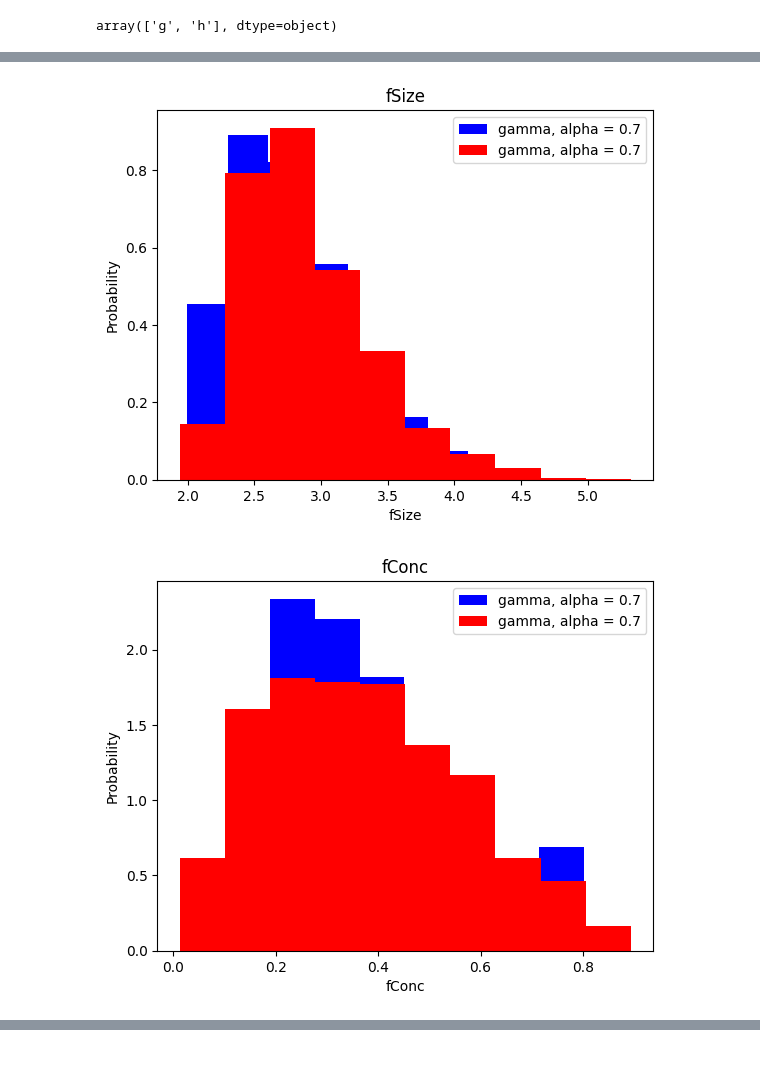
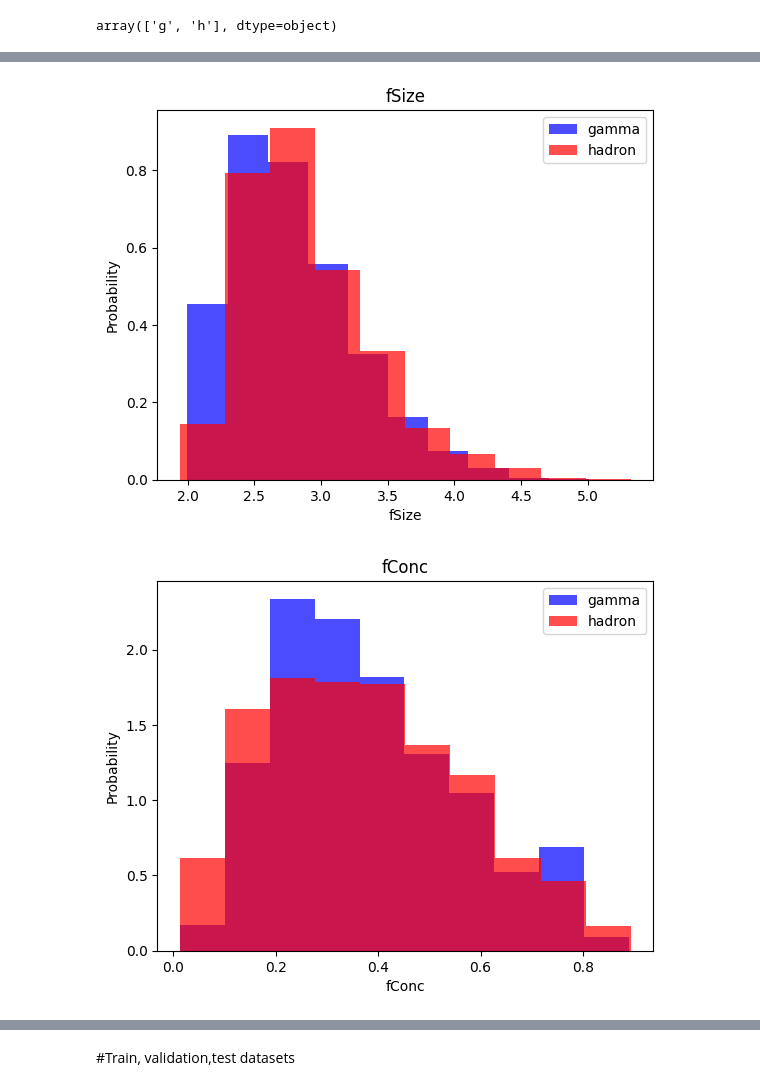
Before and after one commit to qGn300/machine-learning-for-everybody, a Jupyter notebook: Machine_Learning_Day_001.ipynb, the cells around one changed output, grey strips where cells are left out. Cells and saved outputs as stored; diff of their text form; code cells hidden in the pictures; blank space fills up the shorter version.

Commit message:
Preparing dataset

```diff
--- a/Machine_Learning_Day_001.ipynb
+++ b/Machine_Learning_Day_001.ipynb
@@ -38,8 +38,8 @@ df.head()
 | 4 | 75.1362 | 30.9205 | 3.1611 | 0.3168 | 0.1832 | -5.5277 | 28.5525 | 21.8393 | 4.6480 | 356.4620 | 1 |
 # %%
 for  label in cols[:-1]:
-  plt.hist(df[df["class"]==1][label], color= 'blue', label = 'gamma, alpha = 0.7', density = True)
-  plt.hist(df[df["class"]==0][label], color= 'red', label = 'hadron, alpha = 0.7', density = True)
+  plt.hist(df[df["class"]==1][label], color= 'blue', label = 'gamma', alpha = 0.7, density = True)
+  plt.hist(df[df["class"]==0][label], color= 'red', label = 'hadron', alpha = 0.7, density = True)
   plt.title(label)
   plt.ylabel("Probability")
   plt.xlabel(label)
@@ -51,2 +51,2 @@ for  label in cols[:-1]:
-[figure, old version]
+[figure, new version]
-[figure, old version]
+[figure, new version]
@@ -58,0 +59,2 @@ for  label in cols[:-1]:
+# %% [markdown]
+#Train, validation,test datasets
```
Also changed, not shown: parts of 2 cells of this notebook.
